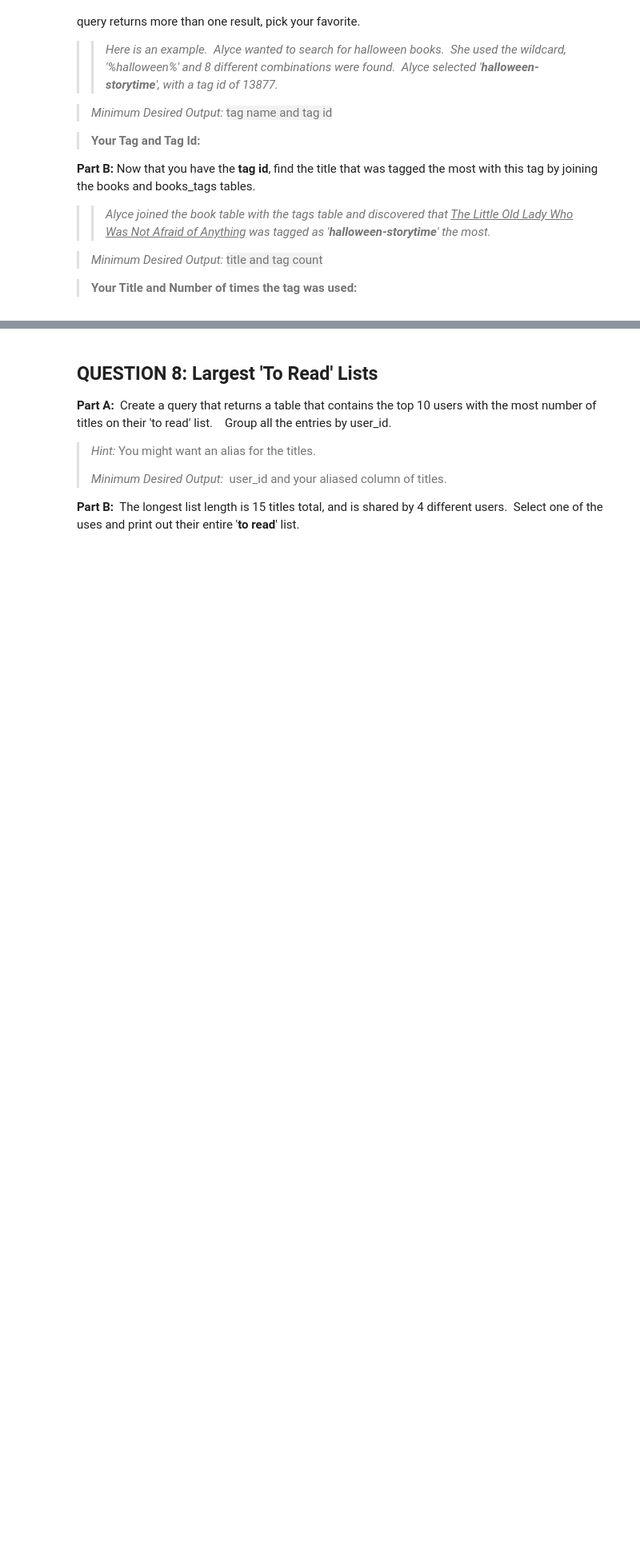
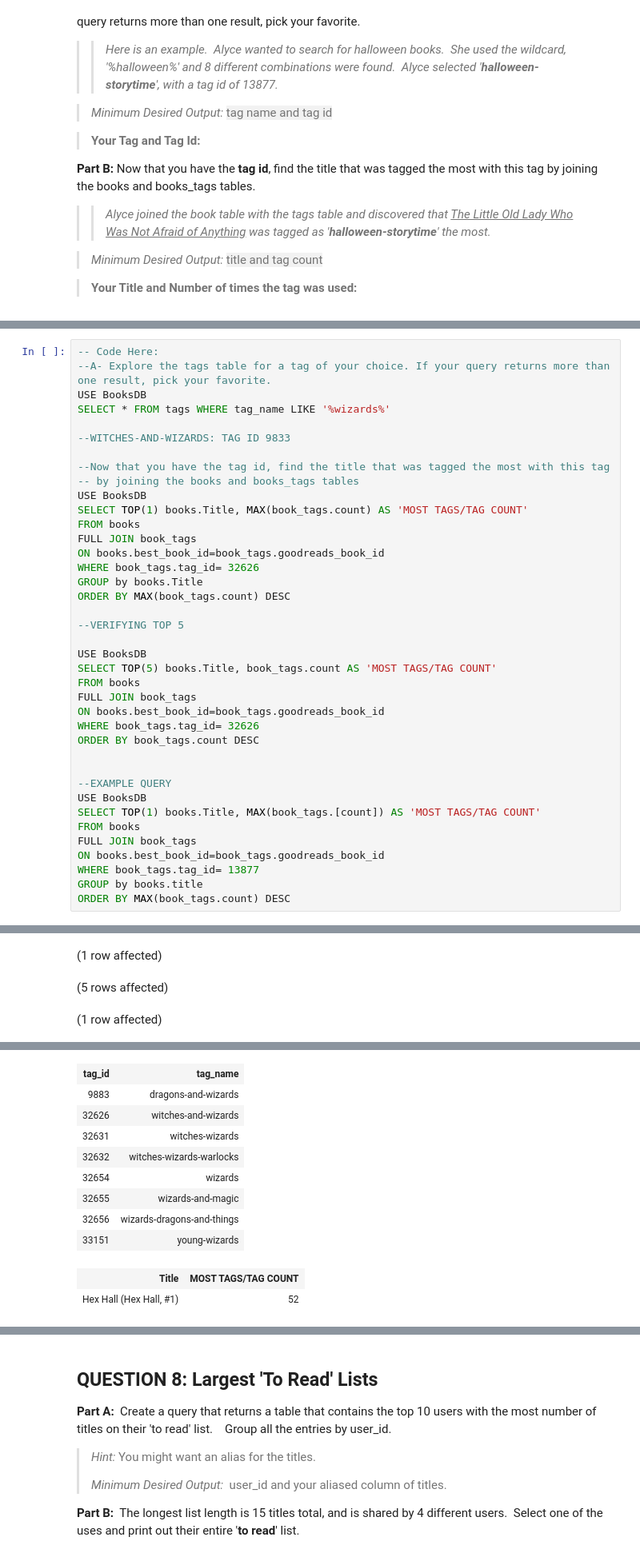
Before and after one commit to hollyhira/SQL-Part-3-Exercises, a Jupyter notebook: SQL-Part-3-Exercises/Notebook-1.ipynb, the cells around one changed output, grey strips where cells are left out. Shown: that part at 80% size. Drawn from its saved outputs; the diff is of its cells as text; blank space fills up the shorter version.

```diff
--- a/SQL-Part-3-Exercises/Notebook-1.ipynb
+++ b/SQL-Part-3-Exercises/Notebook-1.ipynb
@@ -273,0 +319,40 @@ Total execution time: 00:00:00.060
+# %%
+-- Code Here:
+--A- Explore the tags table for a tag of your choice. If your query returns more than one result, pick your favorite.
+USE BooksDB
+SELECT * FROM tags WHERE tag_name LIKE '%wizards%'
+
+--WITCHES-AND-WIZARDS: TAG ID 9833
+
+--Now that you have the tag id, find the title that was tagged the most with this tag
+-- by joining the books and books_tags tables
+USE BooksDB
+SELECT TOP(1) books.Title, MAX(book_tags.count) AS 'MOST TAGS/TAG COUNT'
+FROM books
+FULL JOIN book_tags
+ON books.best_book_id=book_tags.goodreads_book_id
+WHERE book_tags.tag_id= 32626
+GROUP by books.Title
+ORDER BY MAX(book_tags.count) DESC
+
+--VERIFYING TOP 5
+
+USE BooksDB
+SELECT TOP(5) books.Title, book_tags.count AS 'MOST TAGS/TAG COUNT'
+FROM books
+FULL JOIN book_tags
+ON books.best_book_id=book_tags.goodreads_book_id
+WHERE book_tags.tag_id= 32626
+ORDER BY book_tags.count DESC
+
+
+--EXAMPLE QUERY
+USE BooksDB
+SELECT TOP(1) books.Title, MAX(book_tags.[count]) AS 'MOST TAGS/TAG COUNT'
+FROM books
+FULL JOIN book_tags
+ON books.best_book_id=book_tags.goodreads_book_id
+WHERE book_tags.tag_id= 13877
+GROUP by books.title
+ORDER BY MAX(book_tags.count) DESC
+# %% [output]
@@ -273,0 +360,3 @@ Total execution time: 00:00:00.060
+(1 row affected)
+(5 rows affected)
+(1 row affected)
@@ -273,0 +364,11 @@ Total execution time: 00:00:00.060
+| tag_id | tag_name |
+| 9883 | dragons-and-wizards |
+| 32626 | witches-and-wizards |
+| 32631 | witches-wizards |
+| 32632 | witches-wizards-warlocks |
+| 32654 | wizards |
+| 32655 | wizards-and-magic |
+| 32656 | wizards-dragons-and-things |
+| 33151 | young-wizards |
+| Title | MOST TAGS/TAG COUNT |
+| Hex Hall (Hex Hall, #1) | 52 |
```
Also changed, not shown: parts of 12 cells of this notebook.
